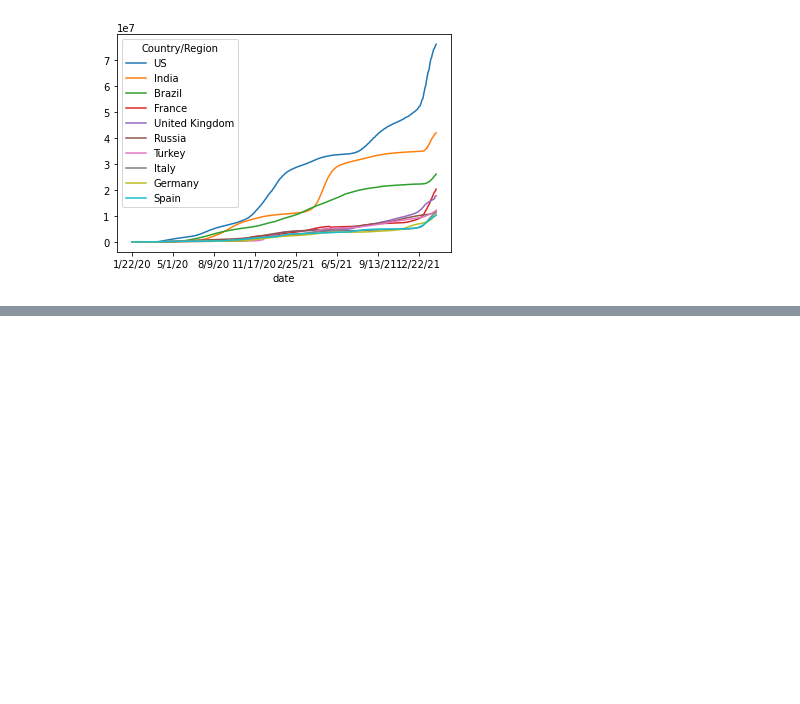
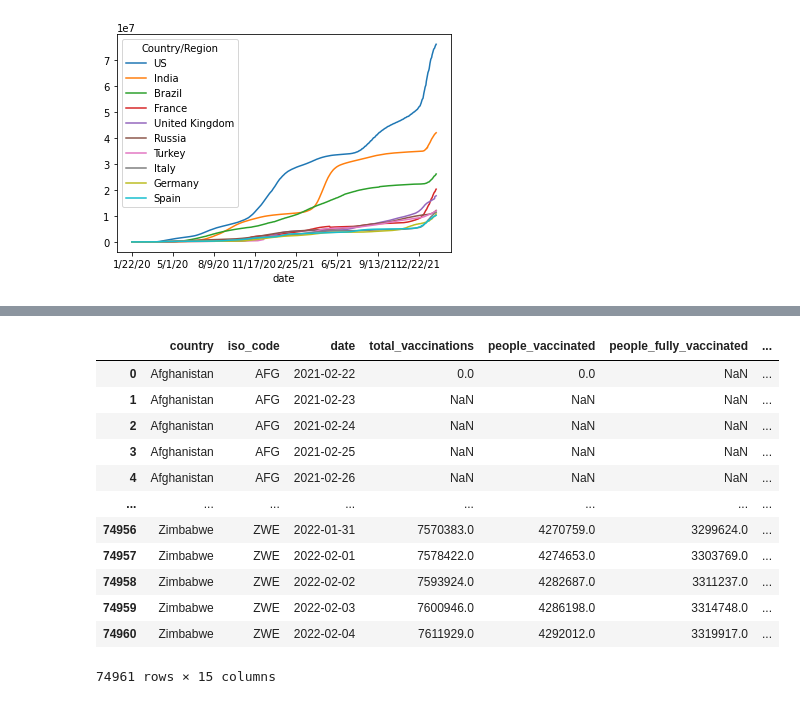
Before and after one commit to CynthiaLiNingxin/CynthiaLiNingxin-Covid19-analysis, a Jupyter notebook: How the Time, Vaccination, and Policy Affect Covid-19 Case Number.ipynb, the cells around one changed output, grey strips where cells are left out. Cells and saved outputs as stored; diff of their text form; code cells hidden in the pictures; blank space fills up the shorter version.

Commit message:
FInal version of the project 1.

```diff
--- a/How the Time, Vaccination, and Policy Affect Covid-19 Case Number.ipynb
+++ b/How the Time, Vaccination, and Policy Affect Covid-19 Case Number.ipynb
@@ -98,0 +111,18 @@ TypeError: unsupported Type Index
+# %%
+#Import vaccination data from csv file.
+vacc = pd.read_csv(r'G:\UTSG\2022 Winter\ECO225\Project\dataset\vaccination\country_vaccinations.csv')
+vacc
+# %% [output]
+|  | country | iso_code | date | total_vaccinations | people_vaccinated | people_fully_vaccinated | ... |
+| 0 | Afghanistan | AFG | 2021-02-22 | 0.0 | 0.0 | NaN | ... |
+| 1 | Afghanistan | AFG | 2021-02-23 | NaN | NaN | NaN | ... |
+| 2 | Afghanistan | AFG | 2021-02-24 | NaN | NaN | NaN | ... |
+| 3 | Afghanistan | AFG | 2021-02-25 | NaN | NaN | NaN | ... |
+| 4 | Afghanistan | AFG | 2021-02-26 | NaN | NaN | NaN | ... |
+| ... | ... | ... | ... | ... | ... | ... | ... |
+| 74956 | Zimbabwe | ZWE | 2022-01-31 | 7570383.0 | 4270759.0 | 3299624.0 | ... |
+| 74957 | Zimbabwe | ZWE | 2022-02-01 | 7578422.0 | 4274653.0 | 3303769.0 | ... |
+| 74958 | Zimbabwe | ZWE | 2022-02-02 | 7593924.0 | 4282687.0 | 3311237.0 | ... |
+| 74959 | Zimbabwe | ZWE | 2022-02-03 | 7600946.0 | 4286198.0 | 3314748.0 | ... |
+| 74960 | Zimbabwe | ZWE | 2022-02-04 | 7611929.0 | 4292012.0 | 3319917.0 | ... |
+74961 rows × 15 columns
```
Also changed, not shown: parts of 11 cells of this notebook.
